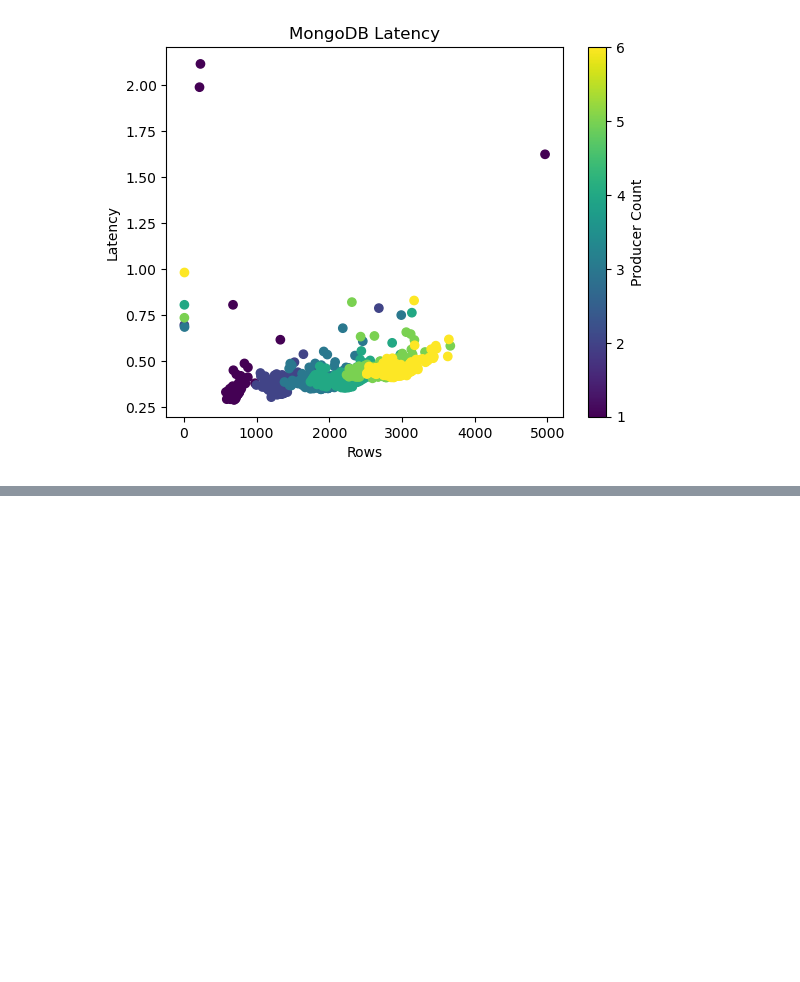
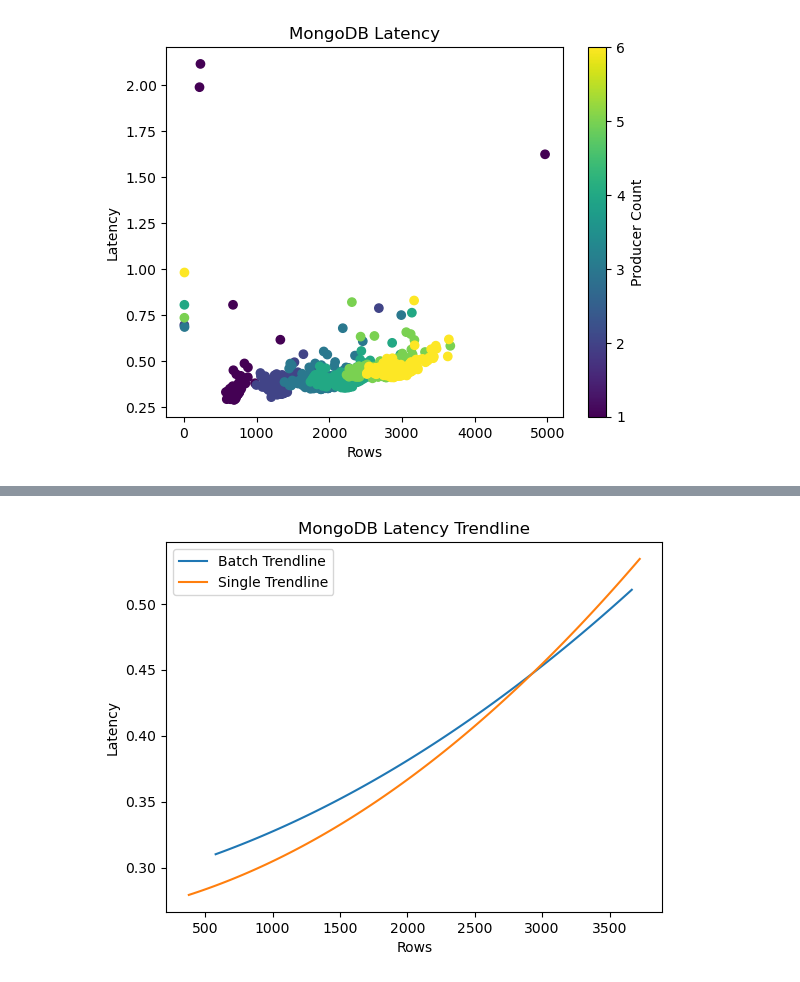
Before and after one commit to Nathanjarvis1/CIS731FinalProject, a Jupyter notebook: graphing.ipynb, the cells around one changed output, grey strips where cells are left out. Drawn from its saved outputs; the diff is of its cells as text; code cells hidden in the pictures; blank space fills up the shorter version.

Commit message:
graphed sql vs mongo

```diff
--- a/graphing.ipynb
+++ b/graphing.ipynb
@@ -83,0 +97,27 @@ plt.show()
+# %%
+
+def graph_mongo_single_vs_batch():
+    # Load the JSON data
+    df_batch = get_flattened_data('data/mongo/latencies_batch_w_mongo.json')
+    df_single = get_flattened_data('data/mongo/latencies_single_w_mongo.json')
+
+    # Fit a polynomial trendline
+    batch_poly = np.poly1d(np.polyfit(df_batch['rows'], df_batch['latency'], 2))
+    single_poly = np.poly1d(np.polyfit(df_single['rows'], df_single['latency'], 2))
+
+    # Generate x values for the trendline
+    x_batch = np.linspace(df_batch['rows'].min(), df_batch['rows'].max(), 100)
+    x_single = np.linspace(df_single['rows'].min(), df_single['rows'].max(), 100)
+
+    # Plot the trendline
+    plt.plot(x_batch, batch_poly(x_batch), label='Batch Trendline')
+    plt.plot(x_single, single_poly(x_single), label='Single Trendline')
+    plt.xlabel('Rows')
+    plt.ylabel('Latency')
+    plt.title('MongoDB Latency Trendline')
+    plt.legend()
+    plt.show()
+
+graph_mongo_single_vs_batch()
+# %% [output]
+[figure, added]
```
Also changed, not shown: parts of 6 cells of this notebook, 2 other files.
